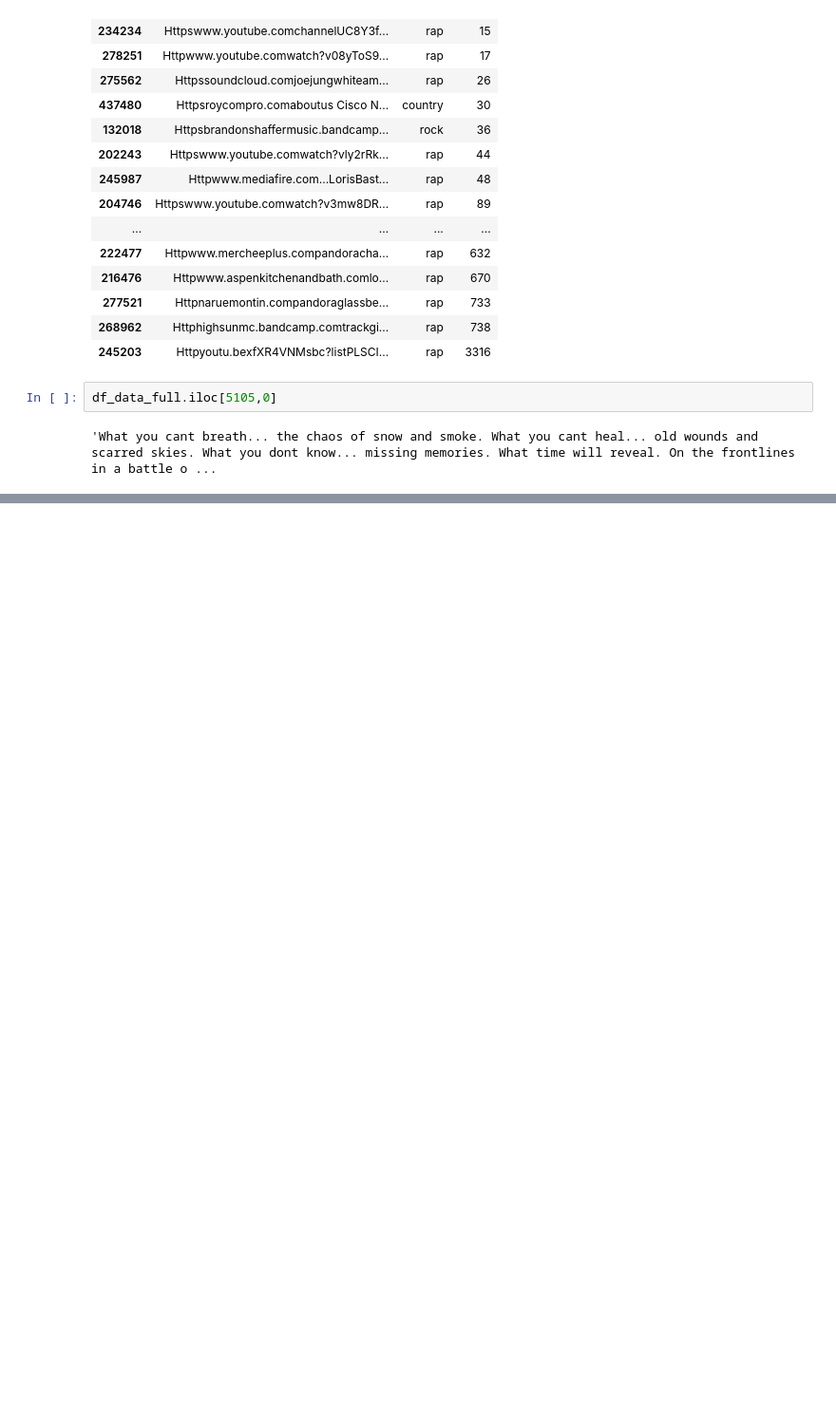
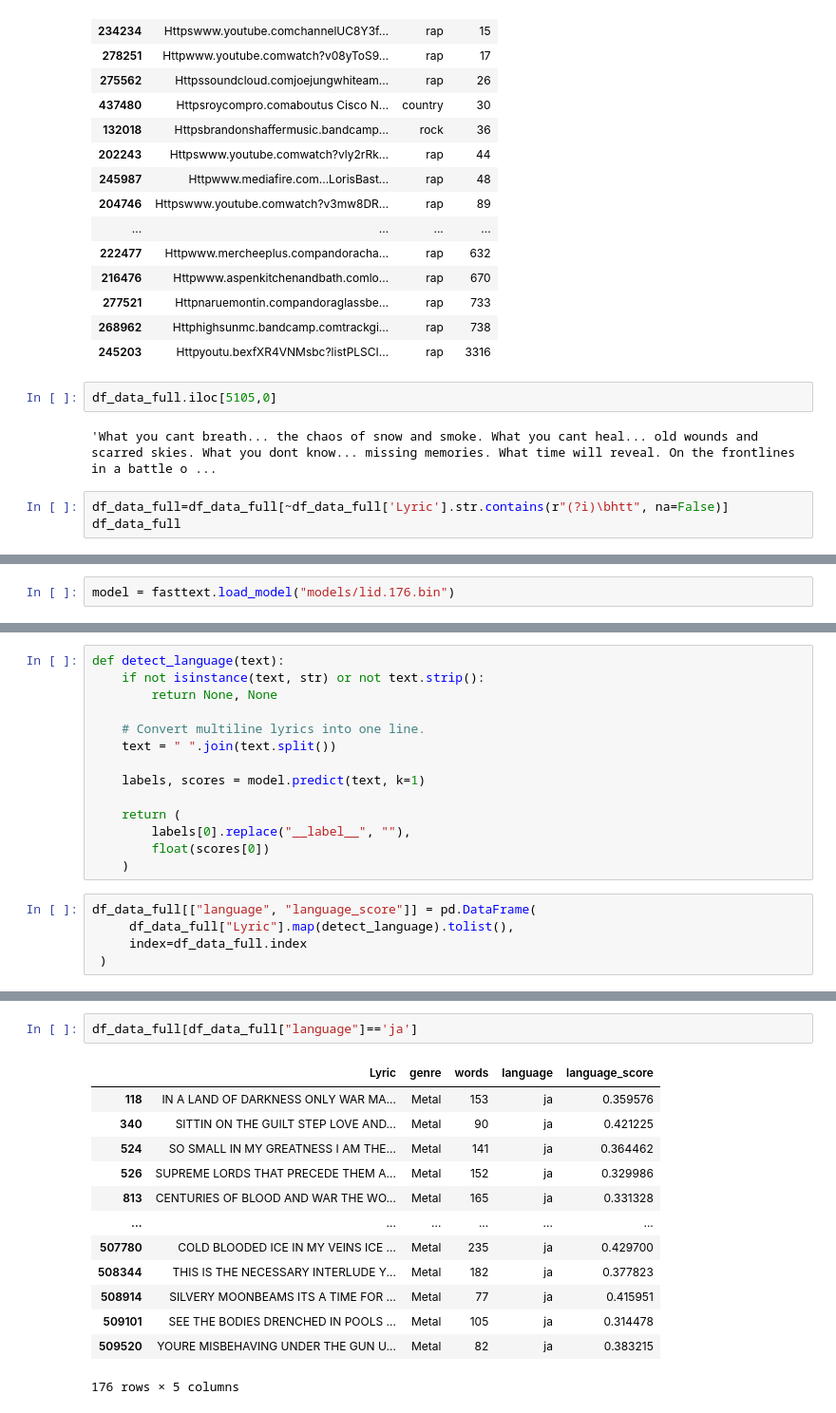
Before and after one commit to eliaserracarbonell/TextAnalyticsProject, a Jupyter notebook: Dataset_Exploration.ipynb, the cells around one changed output, grey strips where cells are left out. Shown at 95% size. Drawn from its saved outputs; the diff is of its cells as text; blank space fills up the shorter version.

Commit message:
Data cleaning

```diff
--- a/Dataset_Exploration.ipynb
+++ b/Dataset_Exploration.ipynb
@@ -368,3 +410,6 @@ df_data_full[df_data_full['Lyric'].str.contains(r'(?i)^Htt', na=False)].sort_val
 df_data_full.iloc[5105,0]
 # %% [output]
 'What you cant breath... the chaos of snow and smoke. What you cant heal... old wounds and scarred skies. What you dont know... missing memories. What time will reveal. On the frontlines in a battle o ...
+# %%
+df_data_full=df_data_full[~df_data_full['Lyric'].str.contains(r"(?i)\bhtt", na=False)]
+df_data_full
@@ -370,0 +458,2 @@ df_data_full.iloc[5105,0]
+# %%
+model = fasttext.load_model("models/lid.176.bin")
@@ -370,0 +462,19 @@ df_data_full.iloc[5105,0]
+# %%
+def detect_language(text):
+    if not isinstance(text, str) or not text.strip():
+        return None, None
+
+    # Convert multiline lyrics into one line.
+    text = " ".join(text.split())
+
+    labels, scores = model.predict(text, k=1)
+
+    return (
+        labels[0].replace("__label__", ""),
+        float(scores[0])
+    )
+# %%
+df_data_full[["language", "language_score"]] = pd.DataFrame(
+     df_data_full["Lyric"].map(detect_language).tolist(),
+     index=df_data_full.index
+ )
@@ -370,0 +512,16 @@ df_data_full.iloc[5105,0]
+# %%
+df_data_full[df_data_full["language"]=='ja']
+# %% [output]
+|  | Lyric | genre | words | language | language_score |
+| 118 | IN A LAND OF DARKNESS ONLY WAR MA... | Metal | 153 | ja | 0.359576 |
+| 340 | SITTIN ON THE GUILT STEP LOVE AND... | Metal | 90 | ja | 0.421225 |
+| 524 | SO SMALL IN MY GREATNESS I AM THE... | Metal | 141 | ja | 0.364462 |
+| 526 | SUPREME LORDS THAT PRECEDE THEM A... | Metal | 152 | ja | 0.329986 |
+| 813 | CENTURIES OF BLOOD AND WAR THE WO... | Metal | 165 | ja | 0.331328 |
+| ... | ... | ... | ... | ... | ... |
+| 507780 | COLD BLOODED ICE IN MY VEINS ICE ... | Metal | 235 | ja | 0.429700 |
+| 508344 | THIS IS THE NECESSARY INTERLUDE Y... | Metal | 182 | ja | 0.377823 |
+| 508914 | SILVERY MOONBEAMS ITS A TIME FOR ... | Metal | 77 | ja | 0.415951 |
+| 509101 | SEE THE BODIES DRENCHED IN POOLS ... | Metal | 105 | ja | 0.314478 |
+| 509520 | YOURE MISBEHAVING UNDER THE GUN U... | Metal | 82 | ja | 0.383215 |
+176 rows × 5 columns
```
Also changed, not shown: parts of 26 cells of this notebook.
